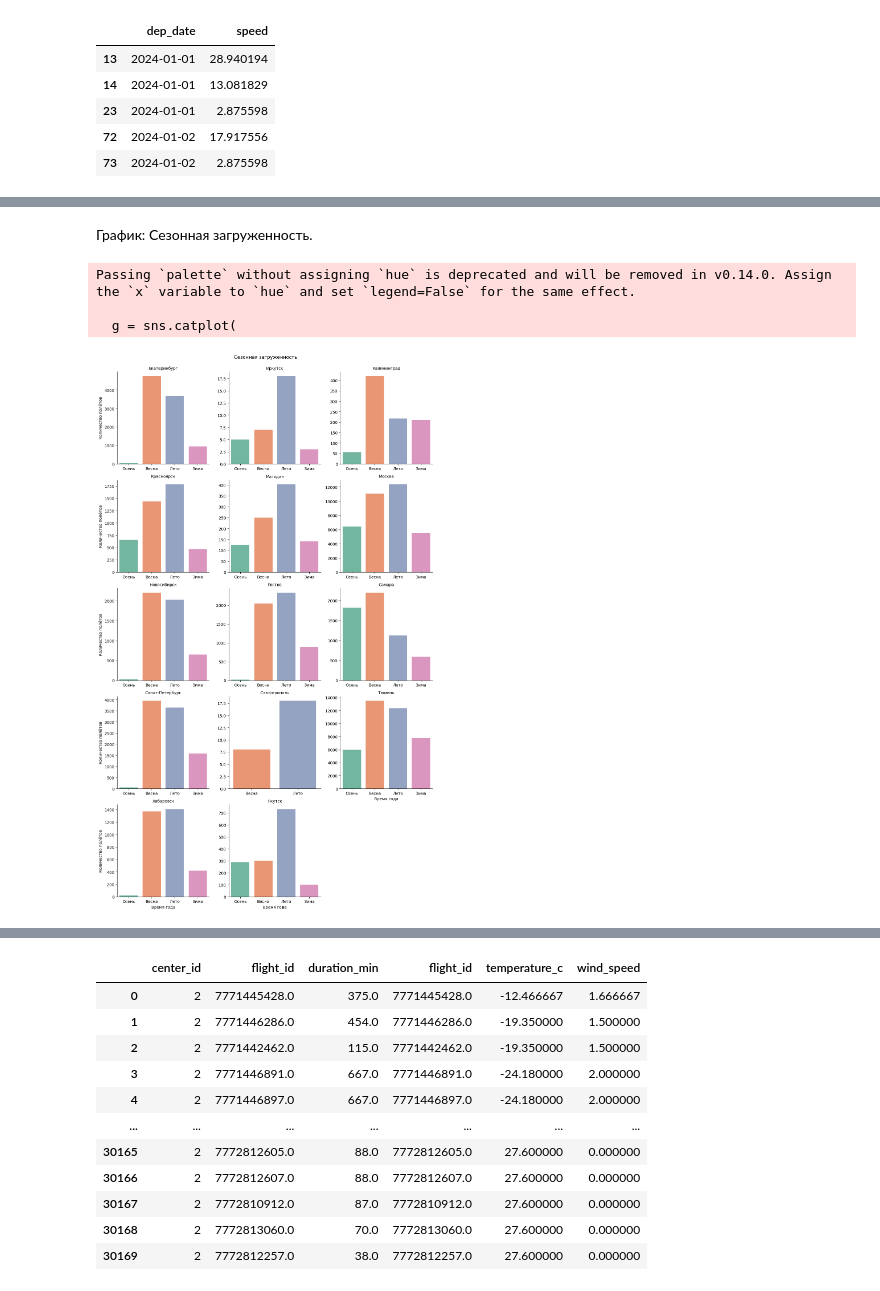
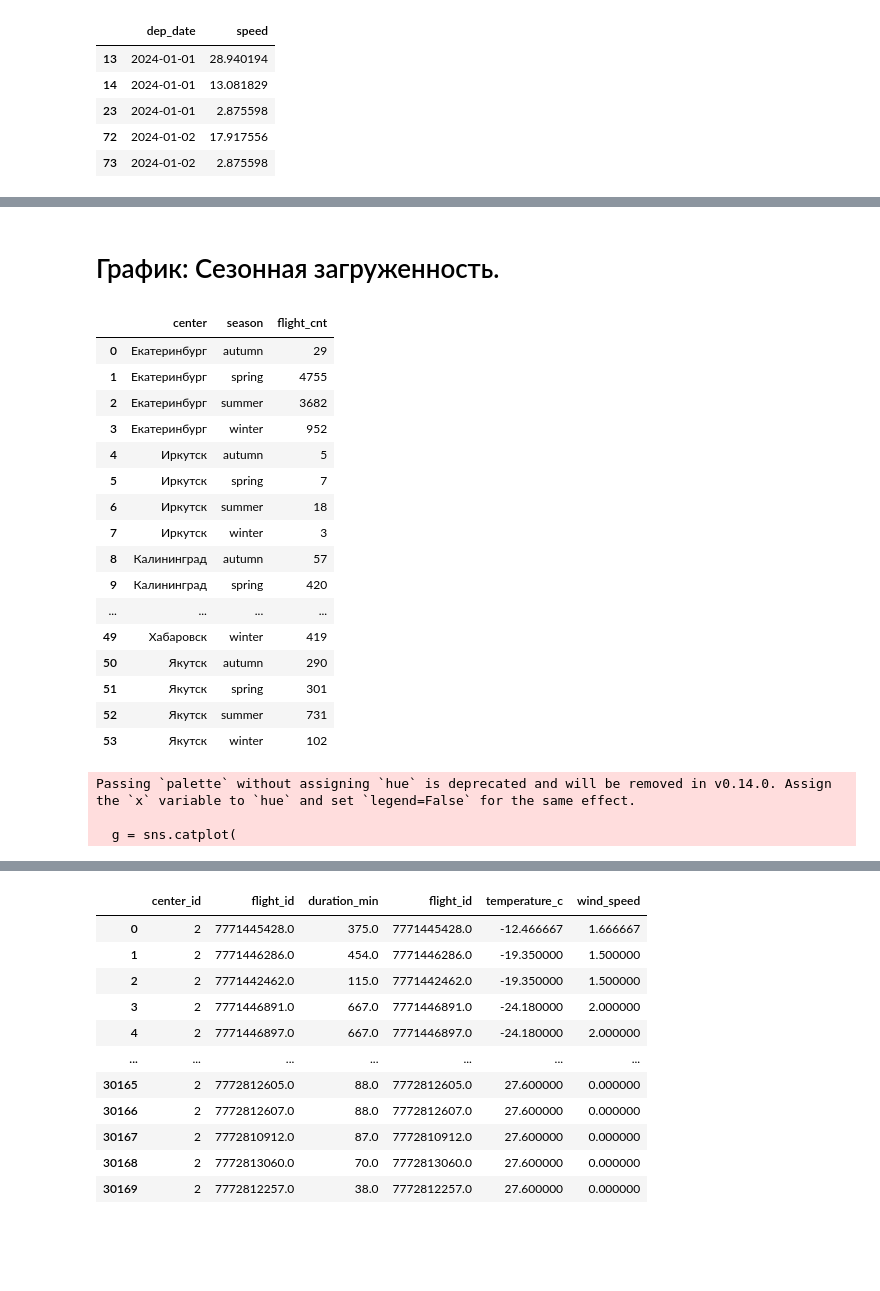
Before and after one commit to ashakaps/DRONES-HACK, a Jupyter notebook: python/graph.ipynb, the cells around one changed output, grey strips where cells are left out. Saved outputs shown, nothing was run; the diff lists cells and outputs as text; code cells hidden in the pictures; blank space fills up the shorter version.

```diff
--- a/python/graph.ipynb
+++ b/python/graph.ipynb
@@ -164,8 +397,58 @@ Passing `palette` without assigning `hue` is deprecated and will be removed in v
 # %% [markdown]
-График: Сезонная загруженность.
+# График: Сезонная загруженность.
+# %%
+get_data_from_db(
+    "../datasets/uav_flights.db",
+    '''
+        SELECT
+            c.center_name AS center,
+            s.season_name AS season,
+            COUNT(*) AS flight_cnt
+        FROM flights f
+        JOIN centers c
+            ON f.center_id = c.center_id
+        JOIN seasons s
+            ON f.season_id = s.season_id
+        GROUP BY c.center_name, s.season_name
+        ORDER BY c.center_name, s.season_name;
+    '''
+)
+# %% [output]
+|  | center | season | flight_cnt |
+| 0 | Екатеринбург | autumn | 29 |
+| 1 | Екатеринбург | spring | 4755 |
+| 2 | Екатеринбург | summer | 3682 |
+| 3 | Екатеринбург | winter | 952 |
+| 4 | Иркутск | autumn | 5 |
+| 5 | Иркутск | spring | 7 |
+| 6 | Иркутск | summer | 18 |
+| 7 | Иркутск | winter | 3 |
+| 8 | Калининград | autumn | 57 |
+| 9 | Калининград | spring | 420 |
+| ... | ... | ... | ... |
+| 49 | Хабаровск | winter | 419 |
+| 50 | Якутск | autumn | 290 |
+| 51 | Якутск | spring | 301 |
+| 52 | Якутск | summer | 731 |
+| 53 | Якутск | winter | 102 |
 # %%
 # Подготовка данных
-seasonal_load_df = df.groupby(["center", "season"])["traffic_cnt"].count().reset_index()
+seasonal_load_df = get_data_from_db(
+    "../datasets/uav_flights.db",
+    '''
+        SELECT
+            c.center_name AS center,
+            s.season_name AS season,
+            COUNT(*) AS flight_cnt
+        FROM flights f
+        JOIN centers c
+            ON f.center_id = c.center_id
+        JOIN seasons s
+            ON f.season_id = s.season_id
+        GROUP BY c.center_name, s.season_name
+        ORDER BY c.center_name, s.season_name;
+    '''
+) # df.groupby(["center", "season"])["traffic_cnt"].count().reset_index()
 
 seasonal_load_df["season"] = seasonal_load_df["season"].map(
     {
@@ -179,7 +462,7 @@ seasonal_load_df["season"] = seasonal_load_df["season"].map(
 # График
 g = sns.catplot(
     data=seasonal_load_df,
-    x="season", y="traffic_cnt",
+    x="season", y="flight_cnt",
     col="center",
     kind="bar",
     col_wrap=3,
@@ -200,4 +483,3 @@ plt.show()
 Passing `palette` without assigning `hue` is deprecated and will be removed in v0.14.0. Assign the `x` variable to `hue` and set `legend=False` for the same effect.
 
   g = sns.catplot(
-[figure, removed]
```
Also changed, not shown: parts of 23 cells of this notebook.
